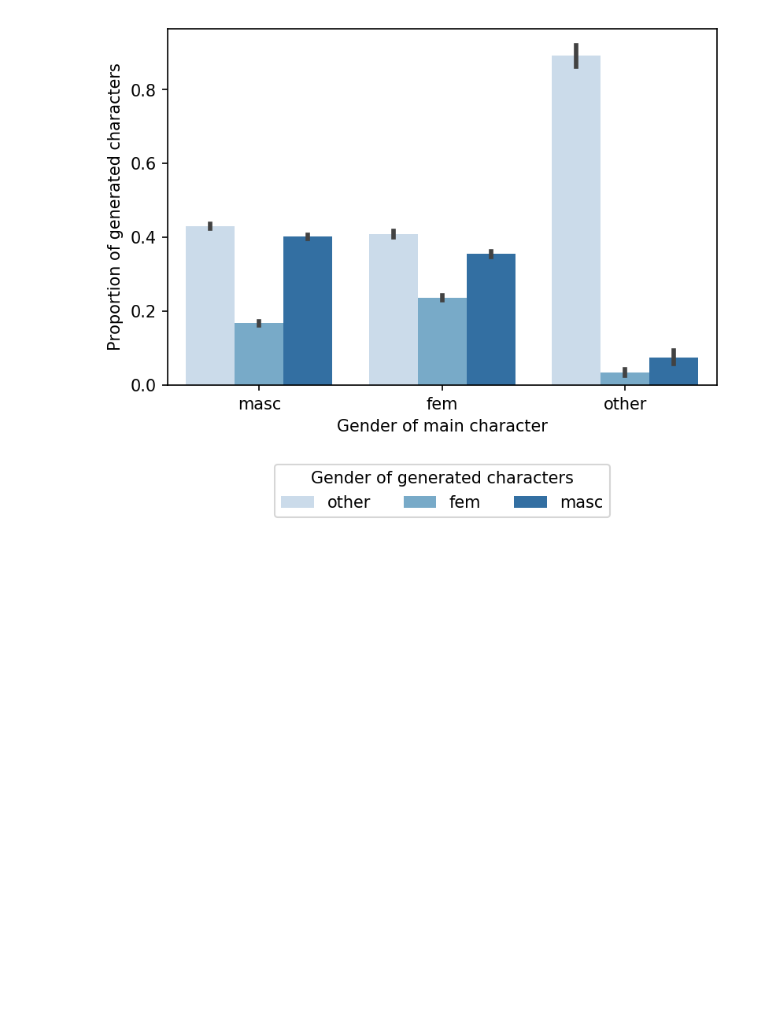
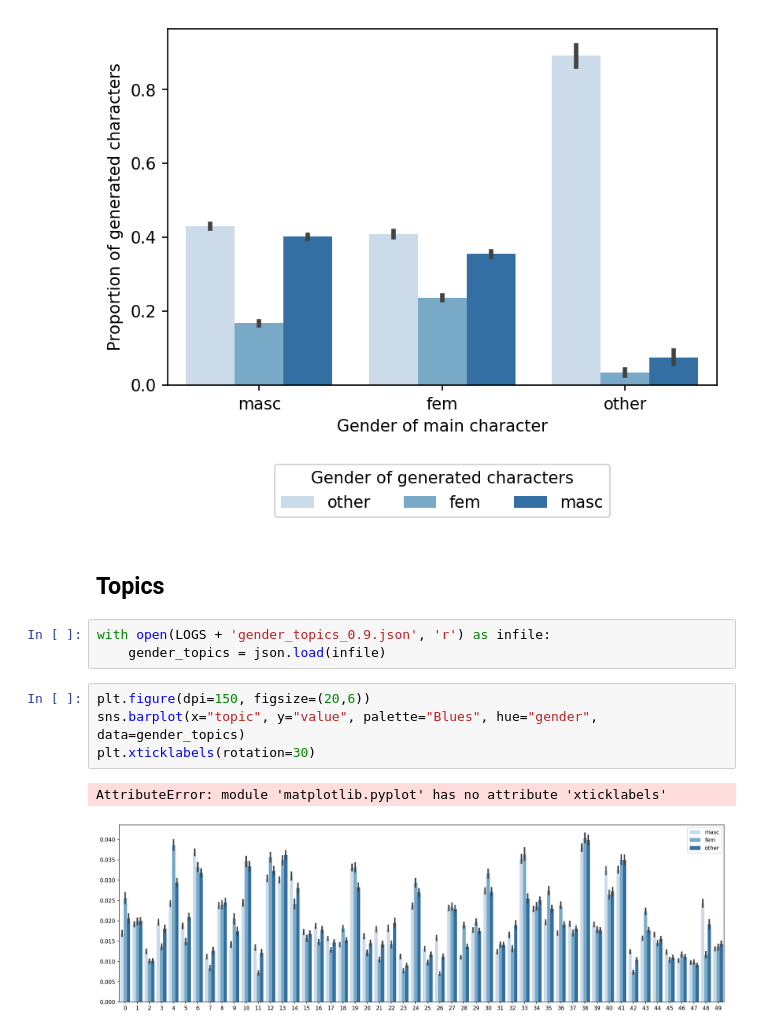
Before and after one commit to lucy3/gpt3_gender, a Jupyter notebook: code/character_viz.ipynb, the cells around one changed output. Cells and saved outputs as stored; diff of their text form; blank space fills up the shorter version.

```diff
--- a/code/character_viz.ipynb
+++ b/code/character_viz.ipynb
@@ -58,3 +62,15 @@ plt.ylabel("Proportion of generated characters")
 plt.show()
 # %% [output]
 [figure]
+# %% [markdown]
+## Topics
+# %%
+with open(LOGS + 'gender_topics_0.9.json', 'r') as infile:
+    gender_topics = json.load(infile)
+# %%
+plt.figure(dpi=150, figsize=(20,6))
+sns.barplot(x="topic", y="value", palette="Blues", hue="gender", data=gender_topics)
+plt.xticklabels(rotation=30)
+# %% [output]
+AttributeError: module 'matplotlib.pyplot' has no attribute 'xticklabels'
+[figure, added]
```
Also changed, not shown: parts of 5 cells of this notebook, 1 other file.
